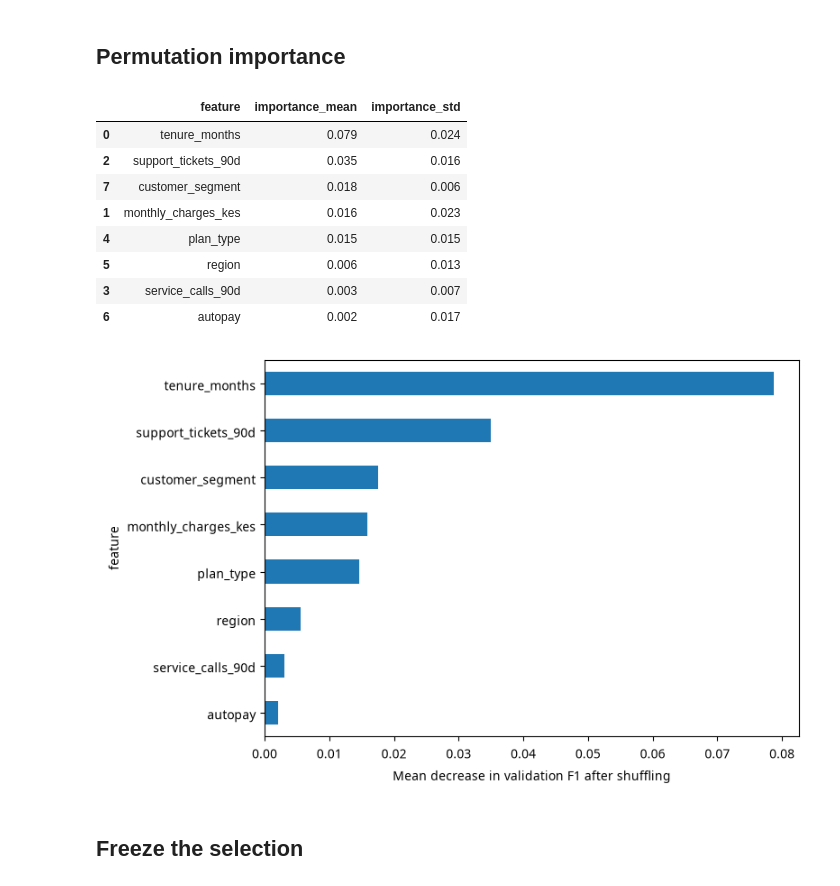
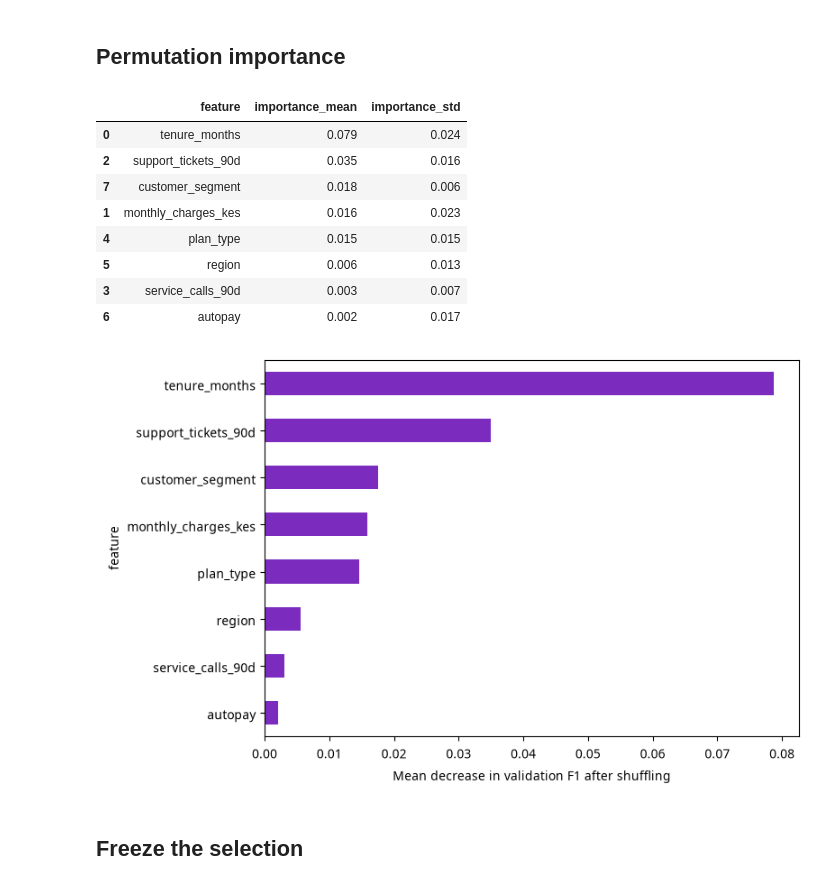
Before and after one commit to tmwakisha/DSA2050-Week11-GroupWork, a Jupyter notebook: notebooks/Week 11 Model Selection Lab.ipynb, the cells around one changed output. Saved outputs shown, nothing was run; the diff lists cells and outputs as text; code cells hidden in the pictures.

```diff
--- a/notebooks/Week 11 Model Selection Lab.ipynb
+++ b/notebooks/Week 11 Model Selection Lab.ipynb
@@ -270,35 +270,35 @@ X_inner, X_validation, y_inner, y_validation = train_test_split(
 )
 importance_model = chosen_pipeline.fit(X_inner, y_inner)
 importance = permutation_importance(
     importance_model, X_validation, y_validation,
     scoring='f1', n_repeats=5, random_state=42, n_jobs=1
 )
 importance_table = pd.DataFrame({
     'feature': X_dev.columns,
     'importance_mean': importance.importances_mean,
     'importance_std': importance.importances_std
 }).sort_values('importance_mean', ascending=False)
 importance_table.to_csv(REPORTS / 'permutation_importance.csv', index=False)
 display(importance_table.round(3))
 
 ax = importance_table.sort_values('importance_mean').plot.barh(
-    x='feature', y='importance_mean', legend=False, figsize=(8, 5)
+    x='feature', y='importance_mean', legend=False, figsize=(8, 5), color='#7b2cbf'
 )
 ax.set_xlabel('Mean decrease in validation F1 after shuffling')
 plt.tight_layout()
 plt.savefig(REPORTS / 'permutation_importance.png', dpi=150)
 plt.show()
 # %% [output]
 |  | feature | importance_mean | importance_std |
 | 0 | tenure_months | 0.079 | 0.024 |
 | 2 | support_tickets_90d | 0.035 | 0.016 |
 | 7 | customer_segment | 0.018 | 0.006 |
 | 1 | monthly_charges_kes | 0.016 | 0.023 |
 | 4 | plan_type | 0.015 | 0.015 |
 | 5 | region | 0.006 | 0.013 |
 | 3 | service_calls_90d | 0.003 | 0.007 |
 | 6 | autopay | 0.002 | 0.017 |
-[figure, old version]
+[figure, new version]
 # %% [markdown]
 ## Freeze the selection
 # %%
```
Also changed, not shown: parts of 2 cells of this notebook, 3 other files.
